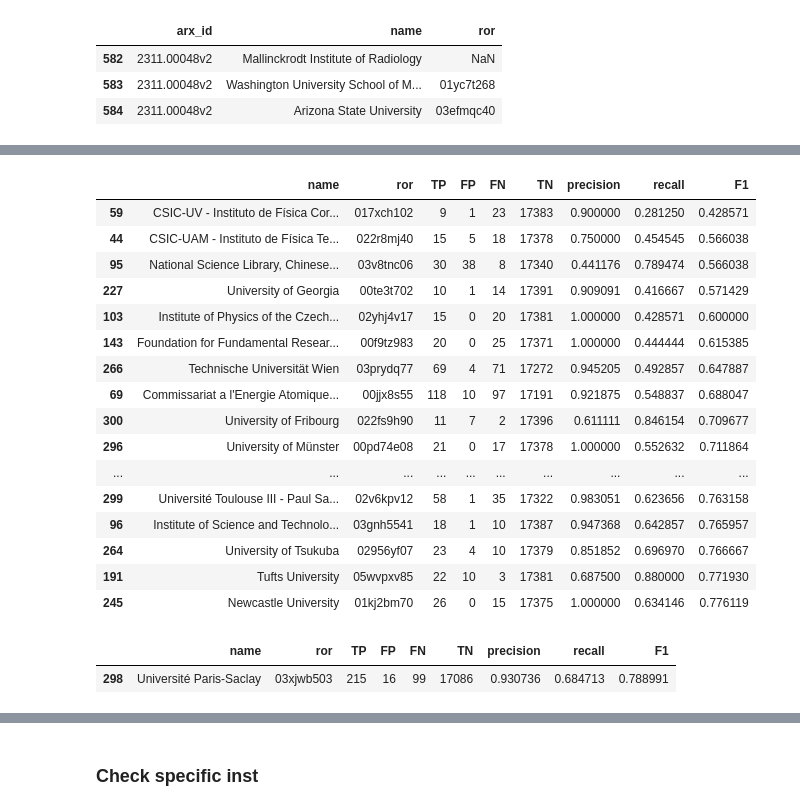
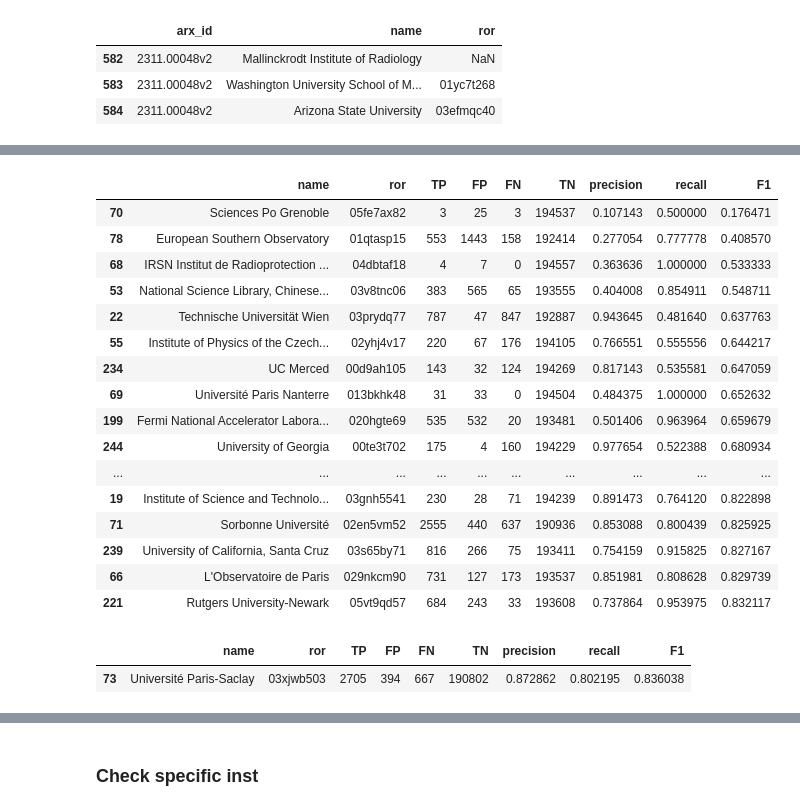
Before and after one commit to arXiv/metadata-vertexai, a Jupyter notebook: ccameron_evaluate.ipynb, the cells around one changed output, grey strips where cells are left out. Drawn from its saved outputs; the diff is of its cells as text; code cells hidden in the pictures.

```diff
--- a/ccameron_evaluate.ipynb
+++ b/ccameron_evaluate.ipynb
@@ -233,14 +241,0 @@ for ror in missing_vip:
-# %%
-missing_vip = {
-    '04zp24820': "Chennai Mathematical Institute",
-    '021f7p178': "Lib4RI",
-    '052rrw050': "National Astronomical Observatory of Japan",
-    '049bh0z35': "National Library of Sweden",
-    '03kgj4539': "TRIUMF",
-    '00bwtjf83': "Tampere University of Applied Sciences",
-    '028rypz17': "Université Paris-Sud",
-}
-vip_dna_df = vip_df.dropna(subset=['ror_id'])
-for ror in missing_vip:
-    idx = vip_dna_df['ror_id'].str.endswith(ror)
-    vip_dna_df.loc[idx,['orgId', 'name', 'country', 'ror_id']]
@@ -331,7 +325,7 @@ ror_wd_map.get('https://ror.org/02aj0kh94')
 'https://ror.org/01qrts582'
 'https://ror.org/02rx3b187'
 # %%
-vip_df = pd.read_csv("gs://institutional-extract-scratch/reference/dashboard_institutions2024_2025-05-01.csv", dtype=str)
+
 vip_df = vip_df[vip_df['is_consortium']=='0']
 # remap inactive/withdrawn to successors
 vip_df['ror_id'] = vip_df['ror_id'].replace(ror_wd_map)
@@ -369,7 +363,12 @@ ror_map_df = pd.merge(
 ror_map_df['ror_id'] = ror_map_df['ror_id'].fillna(ror_map_df['ROR ID'])
 ror_map_df.drop(columns=['ROR ID'], inplace=True)
 ror_map_df = ror_map_df.reset_index()
-ror_map_df = ror_map_df.dropna(subset=['Primary Org Id', 'Primary Org Name', 'ror_id']).drop_duplicates()
+ror_map_df = ror_map_df.dropna(
+    subset=[
+        'Primary Org Id', 'Primary Org Name',
+        'Country Name', 'ror_id'
+    ]
+).drop_duplicates()
 ror_map_df['ror'] = ror_map_df['ror_id'].apply(lambda x: pd.NA if pd.isna(x) else x.rsplit('/')[-1])
 rors_in_map = set(ror_map_df['ror'].unique())
 ror_map_df.shape
@@ -409,7 +410,7 @@ ror_id              0
 ror                 0
 dtype: int64
 # %%
-scopus_df = pd.read_csv("gs://institutional-extract-scratch/training/2311_scopus_17416.csv.zip", dtype=str)
+
 scopus_all = set(scopus_df["ArXiv Id"].unique())
 scopus_positive = scopus_df[scopus_df['Primary Org Id'] == 60027550]["ArXiv Id"].unique()
 
@@ -572,28 +569,29 @@ total_gt_cases = vip_res_df[['TP', 'FP', 'FN', 'TN']].iloc[0].sum()
 # %%
 cutoff = 10
 tn_min = total_gt_cases - cutoff
-vip_res_df.query("TN <= @tn_min").sort_values('F1', ascending=True).head(20)
+vip_res_df.query("TN <= @tn_min").sort_values('F1', ascending=True).head(40)
+vip_res_df.query("TN <= @tn_min").sort_values('F1', ascending=True).to_csv("2023_institution_matching_for_2025_orgs.csv", index=False)
 vip_res_df[vip_res_df['ror'].str.contains('03xjwb503')].sort_values('F1', ascending=True).head(10)
 # %% [output]
 |  | name | ror | TP | FP | FN | TN | precision | recall | F1 |
-| 59 | CSIC-UV - Instituto de Física Cor... | 017xch102 | 9 | 1 | 23 | 17383 | 0.900000 | 0.281250 | 0.428571 |
-| 44 | CSIC-UAM - Instituto de Física Te... | 022r8mj40 | 15 | 5 | 18 | 17378 | 0.750000 | 0.454545 | 0.566038 |
-| 95 | National Science Library, Chinese... | 03v8tnc06 | 30 | 38 | 8 | 17340 | 0.441176 | 0.789474 | 0.566038 |
-| 227 | University of Georgia | 00te3t702 | 10 | 1 | 14 | 17391 | 0.909091 | 0.416667 | 0.571429 |
-| 103 | Institute of Physics of the Czech... | 02yhj4v17 | 15 | 0 | 20 | 17381 | 1.000000 | 0.428571 | 0.600000 |
-| 143 | Foundation for Fundamental Resear... | 00f9tz983 | 20 | 0 | 25 | 17371 | 1.000000 | 0.444444 | 0.615385 |
-| 266 | Technische Universität Wien | 03prydq77 | 69 | 4 | 71 | 17272 | 0.945205 | 0.492857 | 0.647887 |
-| 69 | Commissariat a l'Energie Atomique... | 00jjx8s55 | 118 | 10 | 97 | 17191 | 0.921875 | 0.548837 | 0.688047 |
-| 300 | University of Fribourg | 022fs9h90 | 11 | 7 | 2 | 17396 | 0.611111 | 0.846154 | 0.709677 |
-| 296 | University of Münster | 00pd74e08 | 21 | 0 | 17 | 17378 | 1.000000 | 0.552632 | 0.711864 |
+| 70 | Sciences Po Grenoble | 05fe7ax82 | 3 | 25 | 3 | 194537 | 0.107143 | 0.500000 | 0.176471 |
+| 78 | European Southern Observatory | 01qtasp15 | 553 | 1443 | 158 | 192414 | 0.277054 | 0.777778 | 0.408570 |
+| 68 | IRSN Institut de Radioprotection ... | 04dbtaf18 | 4 | 7 | 0 | 194557 | 0.363636 | 1.000000 | 0.533333 |
+| 53 | National Science Library, Chinese... | 03v8tnc06 | 383 | 565 | 65 | 193555 | 0.404008 | 0.854911 | 0.548711 |
+| 22 | Technische Universität Wien | 03prydq77 | 787 | 47 | 847 | 192887 | 0.943645 | 0.481640 | 0.637763 |
+| 55 | Institute of Physics of the Czech... | 02yhj4v17 | 220 | 67 | 176 | 194105 | 0.766551 | 0.555556 | 0.644217 |
+| 234 | UC Merced | 00d9ah105 | 143 | 32 | 124 | 194269 | 0.817143 | 0.535581 | 0.647059 |
+| 69 | Université Paris Nanterre | 013bkhk48 | 31 | 33 | 0 | 194504 | 0.484375 | 1.000000 | 0.652632 |
+| 199 | Fermi National Accelerator Labora... | 020hgte69 | 535 | 532 | 20 | 193481 | 0.501406 | 0.963964 | 0.659679 |
+| 244 | University of Georgia | 00te3t702 | 175 | 4 | 160 | 194229 | 0.977654 | 0.522388 | 0.680934 |
 | ... | ... | ... | ... | ... | ... | ... | ... | ... | ... |
-| 299 | Université Toulouse III - Paul Sa... | 02v6kpv12 | 58 | 1 | 35 | 17322 | 0.983051 | 0.623656 | 0.763158 |
-| 96 | Institute of Science and Technolo... | 03gnh5541 | 18 | 1 | 10 | 17387 | 0.947368 | 0.642857 | 0.765957 |
-| 264 | University of Tsukuba | 02956yf07 | 23 | 4 | 10 | 17379 | 0.851852 | 0.696970 | 0.766667 |
-| 191 | Tufts University | 05wvpxv85 | 22 | 10 | 3 | 17381 | 0.687500 | 0.880000 | 0.771930 |
-| 245 | Newcastle University | 01kj2bm70 | 26 | 0 | 15 | 17375 | 1.000000 | 0.634146 | 0.776119 |
+| 19 | Institute of Science and Technolo... | 03gnh5541 | 230 | 28 | 71 | 194239 | 0.891473 | 0.764120 | 0.822898 |
+| 71 | Sorbonne Université | 02en5vm52 | 2555 | 440 | 637 | 190936 | 0.853088 | 0.800439 | 0.825925 |
+| 239 | University of California, Santa Cruz | 03s65by71 | 816 | 266 | 75 | 193411 | 0.754159 | 0.915825 | 0.827167 |
+| 66 | L'Observatoire de Paris | 029nkcm90 | 731 | 127 | 173 | 193537 | 0.851981 | 0.808628 | 0.829739 |
+| 221 | Rutgers University-Newark | 05vt9qd57 | 684 | 243 | 33 | 193608 | 0.737864 | 0.953975 | 0.832117 |
 |  | name | ror | TP | FP | FN | TN | precision | recall | F1 |
-| 298 | Université Paris-Saclay | 03xjwb503 | 215 | 16 | 99 | 17086 | 0.930736 | 0.684713 | 0.788991 |
+| 73 | Université Paris-Saclay | 03xjwb503 | 2705 | 394 | 667 | 190802 | 0.872862 | 0.802195 | 0.836038 |
 # %%
 scopus_df.head()
 # %% [output]
```
Also changed, not shown: parts of 31 cells of this notebook, 3 other files.
